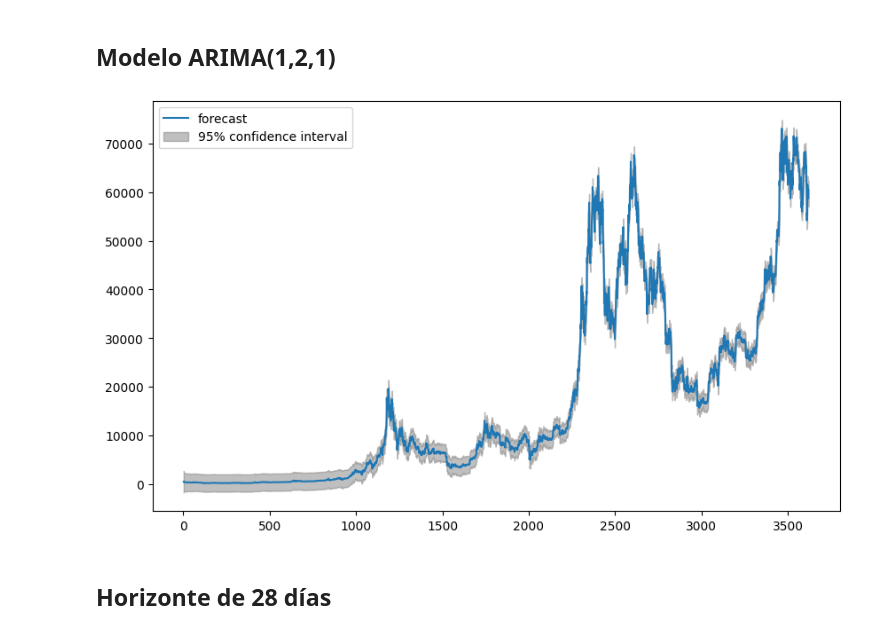
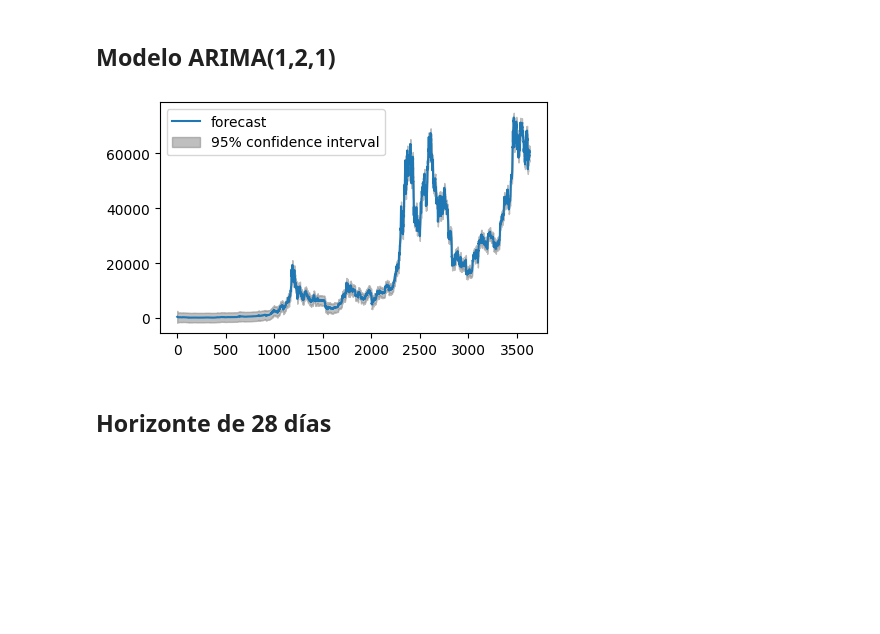
Before and after one commit to cjarango/DataViz, a Jupyter notebook: Act_1_JM.ipynb, the cells around one changed output. Cells and saved outputs as stored; diff of their text form; code cells hidden in the pictures; blank space fills up the shorter version.

```diff
--- a/Act_1_JM.ipynb
+++ b/Act_1_JM.ipynb
@@ -170,7 +178,7 @@ plot_acf(CL_df.close.diff().diff().dropna(), ax=axes[2, 1], lags = 120);
 # %% [markdown]
 # Entrenamiento del modelo
 # %%
-n_AAPL = len(CL_df.close)
+n_AAPL = len(CL_df.close); n_test = 28
 train_size = n_AAPL - n_test
 # %%
 train = CL_df.close[:train_size]
@@ -209,12 +217,12 @@ best_order = (1,2,1)
 model = ARIMA(train, order=best_order)
 model_fit = model.fit()
 # %%
-plt.rcParams.update({'figure.figsize': (10,6)})
+plt.rcParams.update({'figure.figsize': (5,3)})
 fig, ax = plt.subplots();
 plot_predict(model_fit, 2, ax=ax);
 plt.show();
 # %% [output]
-[figure, old version]
+[figure, new version]
 # %% [markdown]
 ## Horizonte de 28 días
 # %% [markdown]
```
Also changed, not shown: parts of 146 cells of this notebook.
